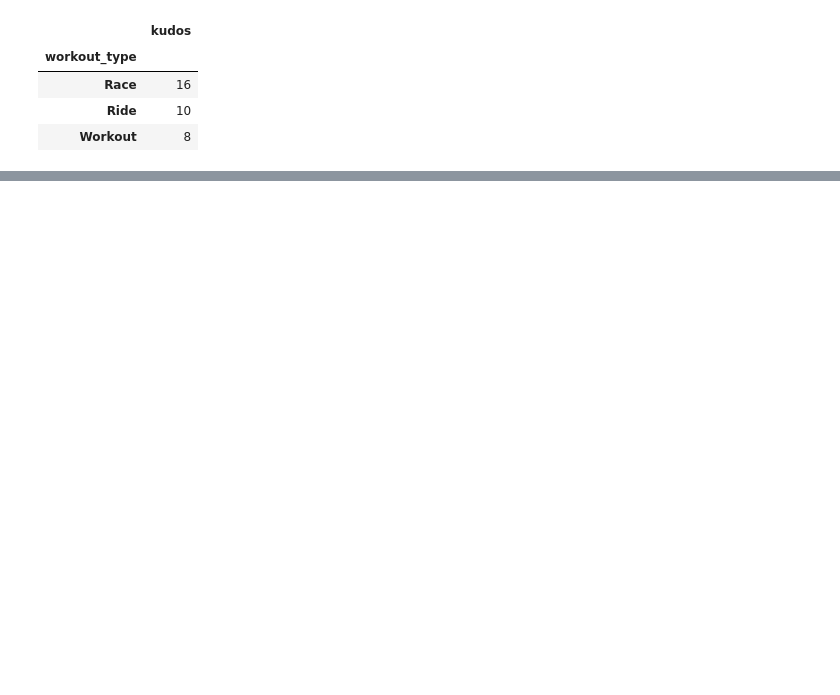
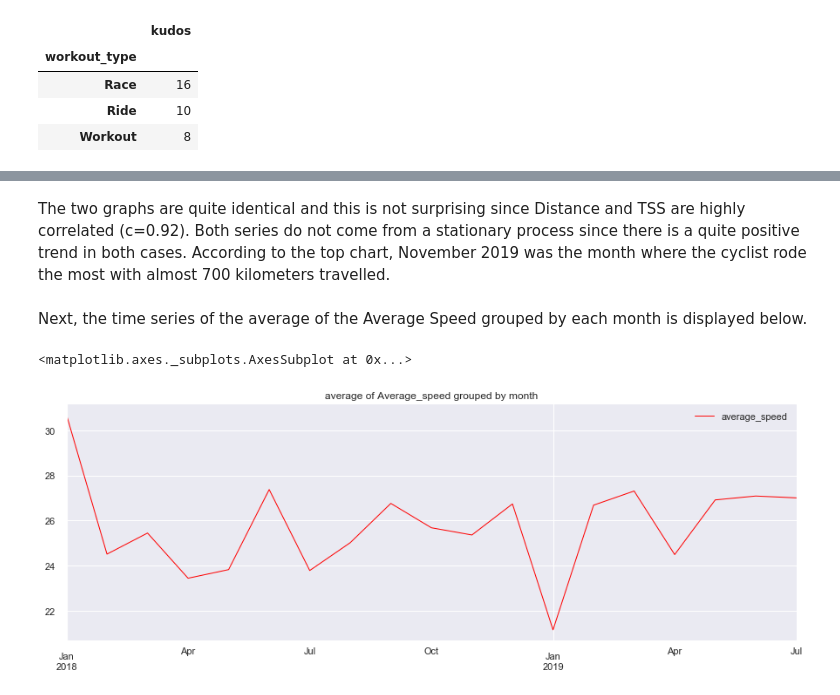
Before and after one commit to fracomp/datascience, a Jupyter notebook: Portfolio 1.ipynb, the cells around one changed output, grey strips where cells are left out. Saved outputs shown, nothing was run; the diff lists cells and outputs as text; code cells hidden in the pictures; blank space fills up the shorter version.

Commit message:
Portfolio 1 almost done

```diff
--- a/Portfolio 1.ipynb
+++ b/Portfolio 1.ipynb
@@ -369,0 +378,11 @@ ds['average_speed'].plot()
+# %% [markdown]
+The two graphs are quite identical and this is not surprising since Distance and TSS are highly correlated (c=0.92). Both series do not come from a stationary process since there is a quite positive trend in both cases. According to the top chart, November 2019 was the month where the cyclist rode the most with almost 700 kilometers travelled.
+# %% [markdown]
+Next, the time series of the average of the Average Speed grouped by each month is displayed below.
+# %%
+s3=cd['average_speed']
+df3=s3.resample('M').mean()
+df3.plot(linewidth=1,figsize=(15,5),title='average of Average_speed grouped by month',color='red',legend=True)
+# %% [output]
+<matplotlib.axes._subplots.AxesSubplot at 0x...>
+[figure, added]
```
Also changed, not shown: parts of 35 cells of this notebook.
